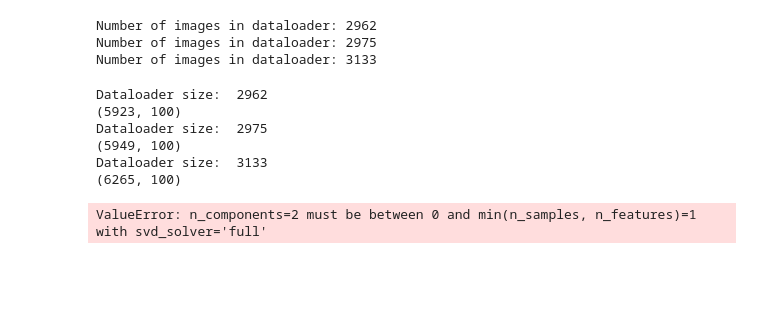
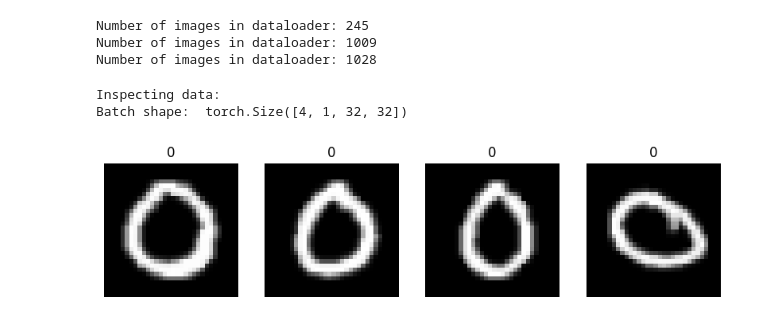
Before and after one commit to marco-bernardi/BigBiGAN-PyTorch, a Jupyter notebook: PAC.ipynb, the cells around one changed output. Cells and saved outputs as stored; diff of their text form; code cells hidden in the pictures; blank space fills up the shorter version.

```diff
--- a/PAC.ipynb
+++ b/PAC.ipynb
@@ -50,9 +55,9 @@ def plot_images(images, labels, title):
         axs[i].axis('off')
     plt.show()
 
-def get_dataloader(dataset, batch_size=1, class_label=0):
-    filtered_indices = [i for i, (_, label) in enumerate(dataset) if label == class_label]
-    filtered_dataset = torch.utils.data.Subset(train_dataset, filtered_indices)
+def get_dataloader(dataset, batch_size=1, class_label=[0]):
+    filtered_indices = [i for i, (_, label) in enumerate(dataset) if label in class_label]
+    filtered_dataset = torch.utils.data.Subset(dataset, filtered_indices)
     dataloader = torch.utils.data.DataLoader(filtered_dataset, batch_size=batch_size, shuffle=True)
     #Print the number of images in the dataloader
     print(f"Number of images in dataloader: {len(dataloader)}")
@@ -80,48 +89,27 @@ def encode_batch(pip, dataloader):
 # %%
-dt_zero = get_dataloader(train_dataset, batch_size=2, class_label=0)
-dt_nine = get_dataloader(train_dataset, batch_size=2, class_label=9)
-dt_seven = get_dataloader(train_dataset, batch_size=2, class_label=7)
+dt_zero = get_dataloader(test_dataset, batch_size=4, class_label=[0])
+dt_nine = get_dataloader(test_dataset, batch_size=1, class_label=[9])
+dt_seven = get_dataloader(test_dataset, batch_size=1, class_label=[7])
 # %% [output]
-Number of images in dataloader: 2962
-Number of images in dataloader: 2975
-Number of images in dataloader: 3133
+Number of images in dataloader: 245
+Number of images in dataloader: 1009
+Number of images in dataloader: 1028
-# %%
-z_batchzero = encode_batch(pip, dt_zero)
-print(z_batchzero.shape)
-z_batchnine = encode_batch(pip, dt_nine)
-print(z_batchnine.shape)
-z_batchseven = encode_batch(pip, dt_seven)
-print(z_batchseven.shape)
-# %% [output]
-Dataloader size:  2962
-(5923, 100)
-Dataloader size:  2975
-(5949, 100)
-Dataloader size:  3133
-(6265, 100)
-# %%
-# Combine the batches into a single array for each class
-z_combined_zero = np.concatenate(z_batchzero, axis=0).reshape(-1, 1)
-z_combined_nine = np.concatenate(z_batchnine, axis=0).reshape(-1, 1)
-z_combined_seven = np.concatenate(z_batchseven, axis=0).reshape(-1, 1)
-
-# Apply PCA separately for each class
-pca_zero = PCA(n_components=1)
-pca_nine = PCA(n_components=1)
-pca_seven = PCA(n_components=1)
-
-latent_zero_pca = pca_zero.fit_transform(z_combined_zero)
-latent_nine_pca = pca_nine.fit_transform(z_combined_nine)
-latent_seven_pca = pca_seven.fit_transform(z_combined_seven)
-
-# Plot the results with labels
-plt.scatter(latent_zero_pca[:,0], latent_zero_pca[:,1], label='Class 0', alpha=0.55)
-plt.scatter(latent_nine_pca[:,0], latent_nine_pca[:,1], label='Class 9', alpha=0.55)
-plt.scatter(latent_seven_pca[:,0], latent_seven_pca[:,1], label='Class 7', alpha=0.55)
-plt.title("PCA on Latent Space")
-plt.xlabel("Principal Component 1")
-plt.ylabel("Principal Component 2")
-plt.legend()
-plt.show()
-# %% [output]
-ValueError: n_components=2 must be between 0 and min(n_samples, n_features)=1 with svd_solver='full'
+# %%
+labels = ["0", "1", "2", "3", "4", "5", "6", "7", "8", "9"]
+print("Inspecting data: ")
+for _, data in enumerate(dt_zero):
+    print("Batch shape: ", data[0].shape)
+    fig, ax = plt.subplots(1, 4, figsize=(10, 4))
+
+    for i in range(4):
+        # Ture 3D tensor to 2D tensor due to image's single channel
+        ax[i].imshow(data[0][i].squeeze(), cmap="gray")
+        ax[i].axis("off")
+        ax[i].set_title(labels[data[1][i]])
+    plt.show()
+    # And don't forge
+    break
+# %% [output]
+Inspecting data:
+Batch shape:  torch.Size([4, 1, 32, 32])
+[figure, added]
```
Also changed, not shown: parts of 11 cells of this notebook, 6 other files.
